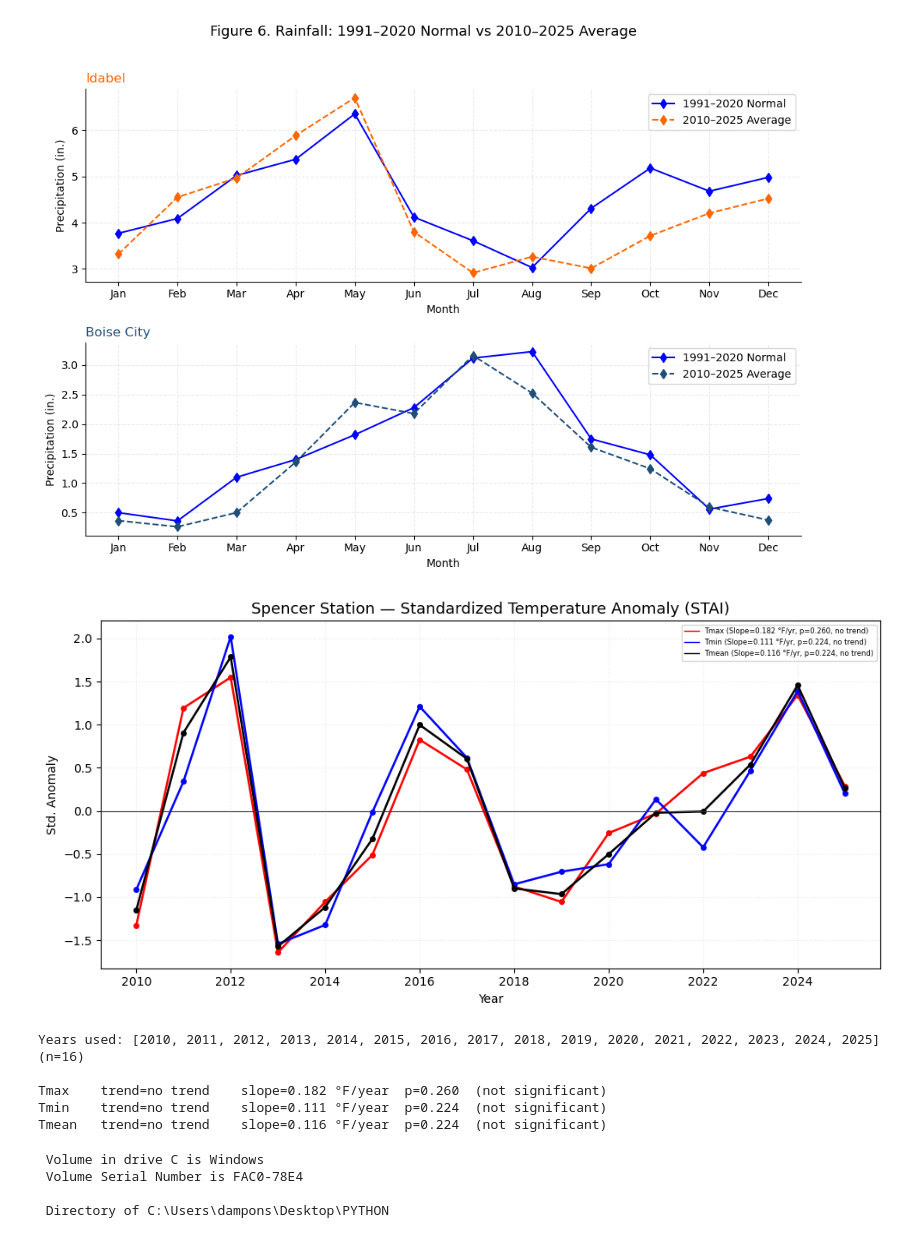
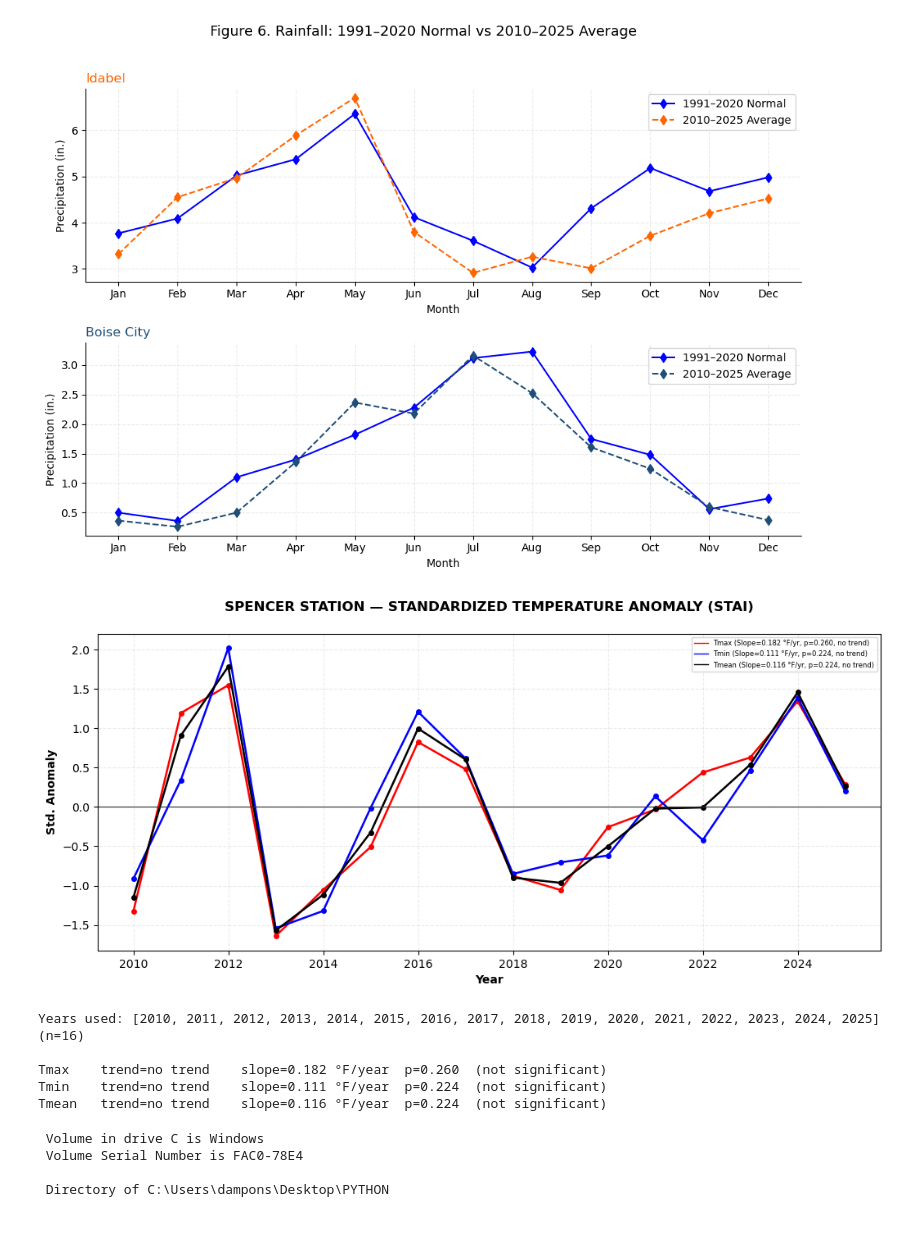
Before and after one commit to damponsah20/FS, a Jupyter notebook: Fact-Sheet_codes.ipynb, the cells around one changed output. Saved outputs shown, nothing was run; the diff lists cells and outputs as text; code cells hidden in the pictures.

```diff
--- a/Fact-Sheet_codes.ipynb
+++ b/Fact-Sheet_codes.ipynb
@@ -303,41 +303,41 @@ annual = (df[df["YEAR"].isin(good_years)]
 stai = (annual - annual.mean()) / annual.std()
 
 # ---------- PLOT + TREND ----------
-fig, ax = plt.subplots(figsize=(10, 5))
+fig, ax = plt.subplots(figsize=(10.5, 5))
 years = stai.index.values
 
 legend_lines = []
 for col, label, color in VARS:
     ax.plot(years, stai[col].values, color=color, marker="o",
             markersize=4, linewidth=1.8)
 
     res = mk.original_test(annual[col].values)
     legend_lines.append(
         f"{label} (Slope={res.slope:.3f} °F/yr, p={res.p:.3f}, {res.trend})")
 
 ax.axhline(0, color="#333333", linewidth=0.8)
-ax.set_title("Spencer Station — Standardized Temperature Anomaly (STAI)",
-             fontsize=13)
-ax.set_xlabel("Year")
-ax.set_ylabel("Std. Anomaly")
-ax.grid(alpha=0.25, linestyle=":")
+ax.set_title("SPENCER STATION — STANDARDIZED TEMPERATURE ANOMALY (STAI)",
+             fontweight='bold', y=1.05)
+ax.set_xlabel("Year",fontweight='bold')
+ax.set_ylabel("Std. Anomaly",fontweight='bold')
+ax.grid(alpha=0.25, linestyle="--")
 ax.set_axisbelow(True)
 
 handles = [Line2D([0],[0], color=c, lw=1) for _,_,c in VARS]
 ax.legend(handles, legend_lines, loc="best", frameon=True, fontsize=6)
 
 fig.tight_layout()
 fig.savefig("Spencer_STAI_trends.png", dpi=300, bbox_inches="tight")
 plt.show()
 
 
 print("Years used:", list(annual.index), f"(n={len(annual)})\n")
 for col, label, _ in VARS:
     res = mk.original_test(annual[col].values)
     print(f"{label:6s}  trend={res.trend:10s}  slope={res.slope:.3f} °F/year  "
           f"p={res.p:.3f}  {'(significant)' if res.p < 0.05 else '(not significant)'}")
 # %% [output]
-[figure, old version]
+[figure, new version]
 Years used: [2010, 2011, 2012, 2013, 2014, 2015, 2016, 2017, 2018, 2019, 2020, 2021, 2022, 2023, 2024, 2025] (n=16)
 
 Tmax    trend=no trend    slope=0.182 °F/year  p=0.260  (not significant)
```
Also changed, not shown: parts of 7 cells of this notebook, 7 other files.
